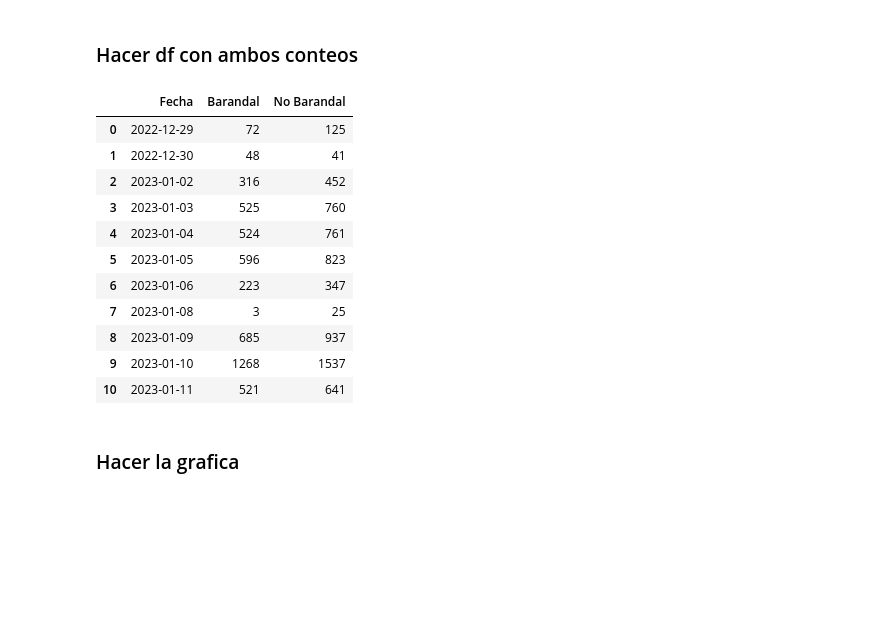
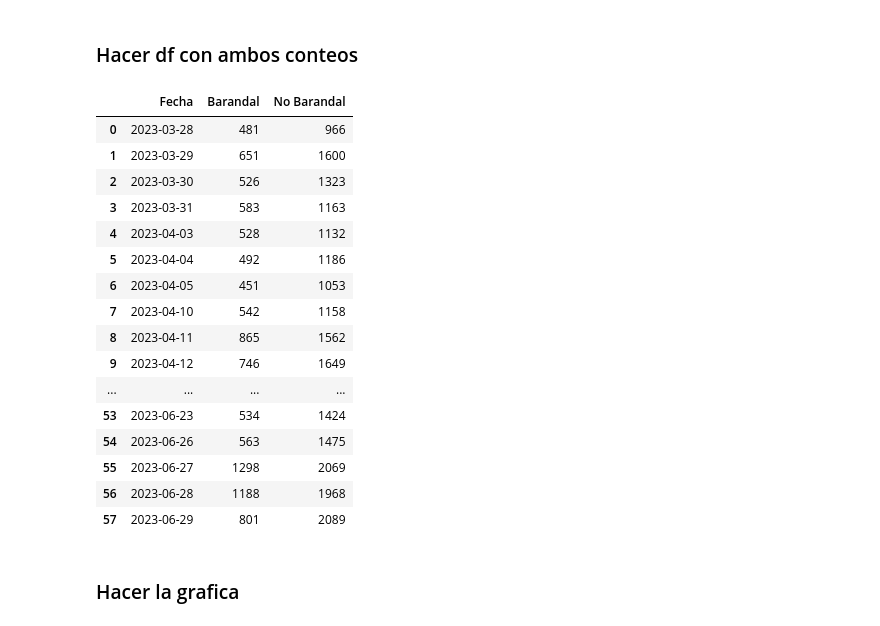
Before and after one commit to SrPinguino1/Bar-graph, a Jupyter notebook: Grafica_barras.ipynb, the cells around one changed output. Saved outputs shown, nothing was run; the diff lists cells and outputs as text; code cells hidden in the pictures; blank space fills up the shorter version.

```diff
--- a/Grafica_barras.ipynb
+++ b/Grafica_barras.ipynb
@@ -39,20 +39,28 @@ no_barandal_dia['No Barandal'] = abs(no_barandal_dia['first'] - no_barandal_dia[
 # %%
 df = barandal_dia[['Fecha', 'Barandal']].copy()
 df['No Barandal'] = no_barandal_dia['No Barandal'].values
+df = df.drop(df.index[:4])
+df = df[df['Barandal'] + df['No Barandal']>= 1000]
+df = df.reset_index(drop=True)
 df
 # %% [output]
 |  | Fecha | Barandal | No Barandal |
-| 0 | 2022-12-29 | 72 | 125 |
-| 1 | 2022-12-30 | 48 | 41 |
-| 2 | 2023-01-02 | 316 | 452 |
-| 3 | 2023-01-03 | 525 | 760 |
-| 4 | 2023-01-04 | 524 | 761 |
-| 5 | 2023-01-05 | 596 | 823 |
-| 6 | 2023-01-06 | 223 | 347 |
-| 7 | 2023-01-08 | 3 | 25 |
-| 8 | 2023-01-09 | 685 | 937 |
-| 9 | 2023-01-10 | 1268 | 1537 |
-| 10 | 2023-01-11 | 521 | 641 |
+| 0 | 2023-03-28 | 481 | 966 |
+| 1 | 2023-03-29 | 651 | 1600 |
+| 2 | 2023-03-30 | 526 | 1323 |
+| 3 | 2023-03-31 | 583 | 1163 |
+| 4 | 2023-04-03 | 528 | 1132 |
+| 5 | 2023-04-04 | 492 | 1186 |
+| 6 | 2023-04-05 | 451 | 1053 |
+| 7 | 2023-04-10 | 542 | 1158 |
+| 8 | 2023-04-11 | 865 | 1562 |
+| 9 | 2023-04-12 | 746 | 1649 |
+| ... | ... | ... | ... |
+| 53 | 2023-06-23 | 534 | 1424 |
+| 54 | 2023-06-26 | 563 | 1475 |
+| 55 | 2023-06-27 | 1298 | 2069 |
+| 56 | 2023-06-28 | 1188 | 1968 |
+| 57 | 2023-06-29 | 801 | 2089 |
 # %% [markdown]
 ### Hacer la grafica
 # %%
```
Also changed, not shown: parts of 3 cells of this notebook, 1 other file.
